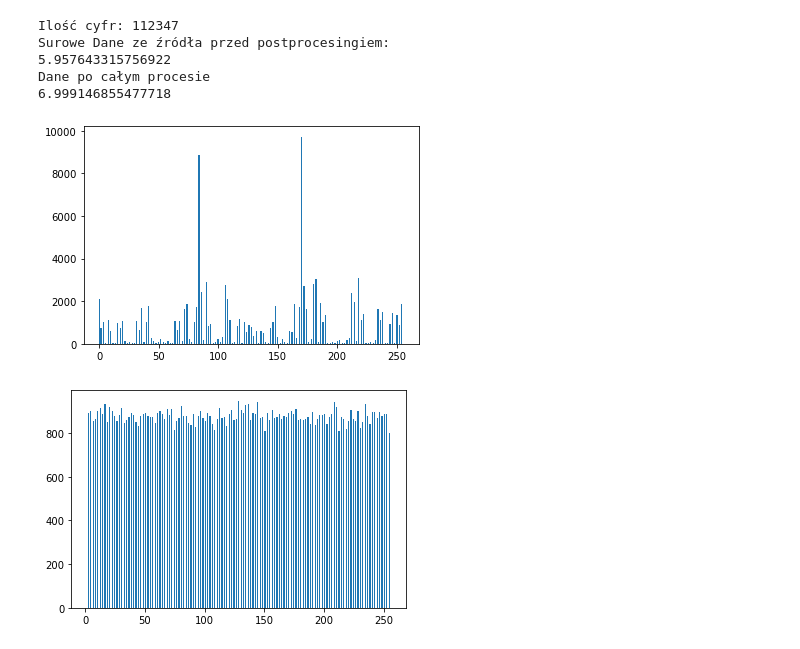
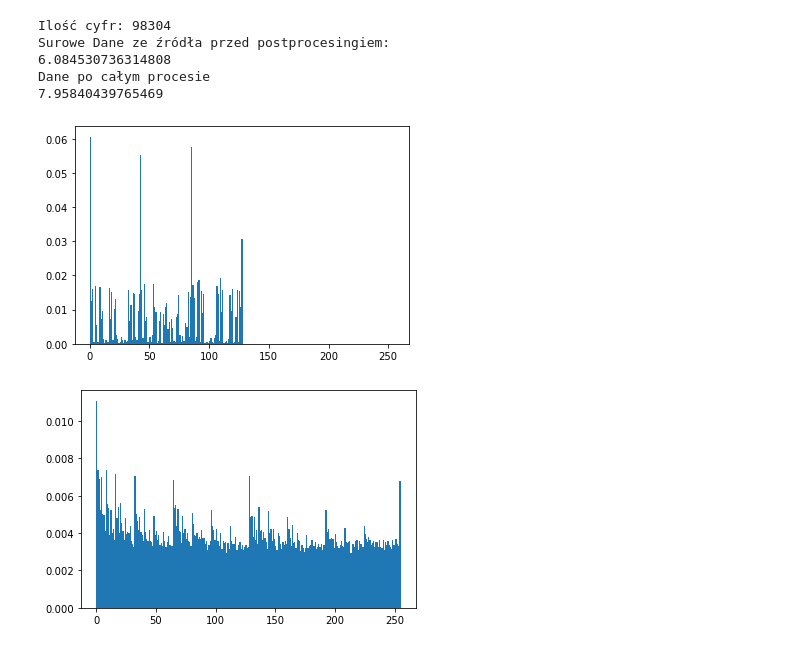
Before and after one commit to tomasz-woloszyn/Bezpiecze-stwo-System-w-Teleinformatycznych, a Jupyter notebook: bezp_lab2.ipynb, the cells around one changed output. Saved outputs shown, nothing was run; the diff lists cells and outputs as text; code cells hidden in the pictures.

```diff
--- a/bezp_lab2.ipynb
+++ b/bezp_lab2.ipynb
@@ -80,12 +76,13 @@ DisplayImg.show()
 Data=[]
 c=0
 d=0
-for x in PhotoAfterPost:
-    for y in x:
+for x in range(512):
+    for y in range(512):
         c+=1
-        d+=y
-        d=d<<1
-        if c == 7:
+        d+=int(PhotoAfterPost[[x],[y]])
+        if c != 8:
+                d=d<<1
+        if c == 8:
             c=0
             #print(str(d)+'\n')
             Data.append(d)
@@ -103,9 +100,7 @@ print("Ilość cyfr:",len(Data))
 figImage , his = plt.subplots()
 bins=255
 
-his.hist(Data,bins,range=[0,256])
-
-
-print(entropy(Data))
+n, bins, patches = plt.hist(Data,bins=255,range=[0,255],density=True)
+print(esp(n,base=2))
 # %% [output]
 Ilość cyfr: 37449
@@ -116,7 +111,7 @@ Ilość cyfr: 37449
 Data=[]
 Raw=[]
 for counter in range(3):
-    PhotoName=("photo",str(counter),".png")
+    PhotoName=("photo",str(counter),".bmp.")
     PhotoName="".join(PhotoName)
     Photo=PIL.Image.open(PhotoName)
     Photo=Photo.resize((512,512))
@@ -129,32 +124,34 @@ for counter in range(3):
 
     c=0
     d=0
-    for x in a:
-        for y in x:
+    for x in range(512):
+        for y in range(512):
             c+=1
-            d+=y
-            d=d<<1
-            if c == 7:
+            d+=int(a[[x],[y]])
+            if c != 8:
+                d=d<<1
+            if c == 8:
                 c=0
+                #print(d)
                 Raw.append(d)
                 d=0
 
 
 
 
-    p=1
-    q=1
+    p=2
+    q=2
     A=np.array([[1,p],[q,((p*q)+1)]])
     PhotoInPost=np.array(a)
     PhotoAfterPost=np.array(PhotoInPost)
 
-    for i in range(10):
+    for i in range(7):
         for x in range(512):
             for y in range(512):
                 temp=np.array([[x],[y]])
-                b=(A @ temp)
-                b[[0],[0]]=math.fmod(b[[0],[0]], 512)
-                b[[1],[0]]=math.fmod(b[[1],[0]], 512)
+                b=A.dot(temp)
+                b[[0],[0]]=(b[[0],[0]] % 512)
+                b[[1],[0]]=(b[[1],[0]] % 512)
                 PhotoAfterPost[[b[[0],[0]]],[b[[1],[0]]]]=PhotoInPost[[x],[y]]
         PhotoInPost=PhotoAfterPost
     #PhotoAfterPost=Photo.convert(mode="1")
@@ -168,47 +165,49 @@ for counter in range(3):
 
     c=0
     d=0
-    for x in PhotoAfterPost:
-        for y in x:
+    for x in range(512):
+        for y in range(512):
             c+=1
-            d+=y
-            d=d<<1
-            if c == 7:
+            d+=int(PhotoAfterPost[[x],[y]])
+            if c != 8:
+                d=d<<1
+            if c == 8:
                 c=0
                 #print(str(d)+'\n')
                 Data.append(d)
                 d=0
 
 #print(Data)
 DataToSave=np.array(Data)
 output_file = open('file.bin', 'wb')
 DataToSave.tofile(output_file)
 output_file.close()
 
 print("Ilość cyfr:",len(Data))
 print("Surowe Dane ze źródła przed postprocesingiem:")
 figImage , his = plt.subplots()
 bins=255
 
-his.hist(Raw,bins,range=[0,256])
+ProbRaw, bins, patches = plt.hist(Raw,bins=255,range=[0,255],density=True)
+print(esp(ProbRaw,base=2))
 
-
-print(entropy(Raw))
 
 print("Dane po całym procesie")
 
 
 figImage , his = plt.subplots()
-bins=255
 
-his.hist(Data,bins,range=[1,256])
 
-print(entropy(Data))
+
+
+
+ProbDat, bins, patches = plt.hist(Data,bins=255,range=[0,255],density=True)
+print(esp(ProbDat,base=2))
 # %% [output]
-Ilość cyfr: 112347
+Ilość cyfr: 98304
 Surowe Dane ze źródła przed postprocesingiem:
-5.957643315756922
+6.084530736314808
 Dane po całym procesie
-6.999146855477718
+7.95840439765469
-[figure, old version]
+[figure, new version]
-[figure, old version]
+[figure, new version]
```
Also changed, not shown: parts of 3 cells of this notebook, 4 other files.
